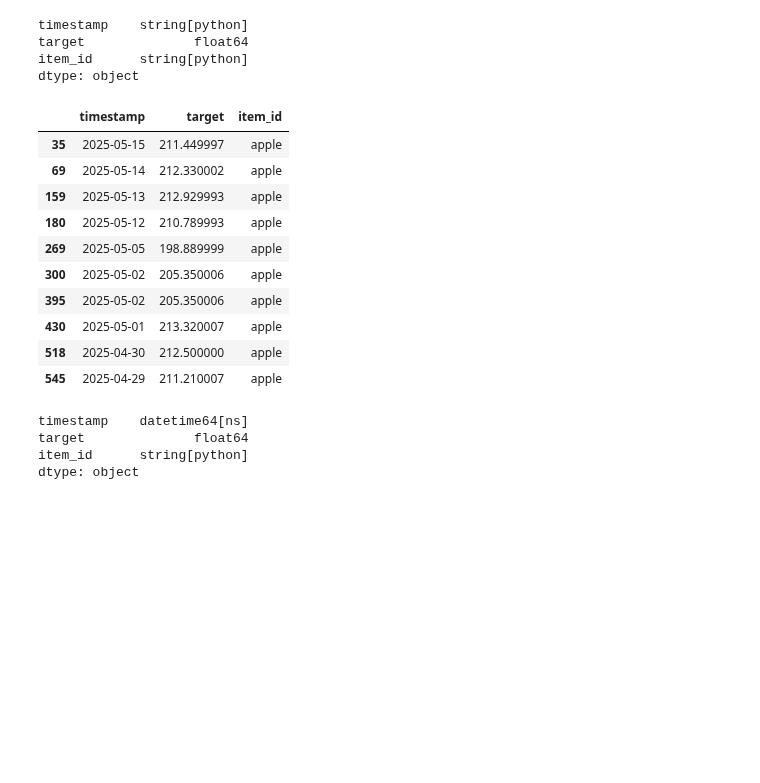
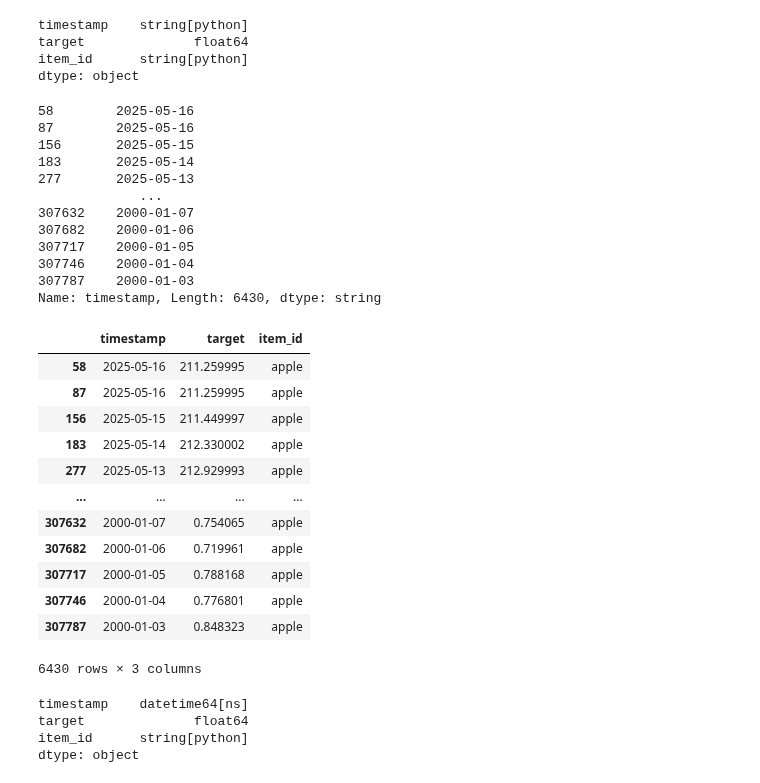
Before and after one commit to tc020/StockPredictor, a Jupyter notebook: preprocessing_data.ipynb, the cells around one changed output. Drawn from its saved outputs; the diff is of its cells as text; code cells hidden in the pictures; blank space fills up the shorter version.

```diff
--- a/preprocessing_data.ipynb
+++ b/preprocessing_data.ipynb
@@ -120,19 +120,37 @@ item_id      string[python]
 dtype: object
 # %%
 timecut = df_apple_preproc["timestamp"].str.slice(stop=10) #Cut hh:mm:ss and timezone
-df_apple_preproc.head(10)
+timecut
 # %% [output]
-|  | timestamp | target | item_id |
-| 35 | 2025-05-15 | 211.449997 | apple |
-| 69 | 2025-05-14 | 212.330002 | apple |
-| 159 | 2025-05-13 | 212.929993 | apple |
-| 180 | 2025-05-12 | 210.789993 | apple |
-| 269 | 2025-05-05 | 198.889999 | apple |
-| 300 | 2025-05-02 | 205.350006 | apple |
-| 395 | 2025-05-02 | 205.350006 | apple |
-| 430 | 2025-05-01 | 213.320007 | apple |
-| 518 | 2025-04-30 | 212.500000 | apple |
-| 545 | 2025-04-29 | 211.210007 | apple |
+58        2025-05-16
+87        2025-05-16
+156       2025-05-15
+183       2025-05-14
+277       2025-05-13
+             ...
+307632    2000-01-07
+307682    2000-01-06
+307717    2000-01-05
+307746    2000-01-04
+307787    2000-01-03
+Name: timestamp, Length: 6430, dtype: string
+# %%
+df_apple_preproc["timestamp"] = timecut
+df_apple_preproc
+# %% [output]
+|  | timestamp | target | item_id |
+| 58 | 2025-05-16 | 211.259995 | apple |
+| 87 | 2025-05-16 | 211.259995 | apple |
+| 156 | 2025-05-15 | 211.449997 | apple |
+| 183 | 2025-05-14 | 212.330002 | apple |
+| 277 | 2025-05-13 | 212.929993 | apple |
+| ... | ... | ... | ... |
+| 307632 | 2000-01-07 | 0.754065 | apple |
+| 307682 | 2000-01-06 | 0.719961 | apple |
+| 307717 | 2000-01-05 | 0.788168 | apple |
+| 307746 | 2000-01-04 | 0.776801 | apple |
+| 307787 | 2000-01-03 | 0.848323 | apple |
+6430 rows × 3 columns
 # %%
 df_apple_preproc["timestamp"] = pd.to_datetime(timecut) #convert string into datetime64
 df_apple_preproc.dtypes
```
Also changed, not shown: parts of 9 cells of this notebook.
